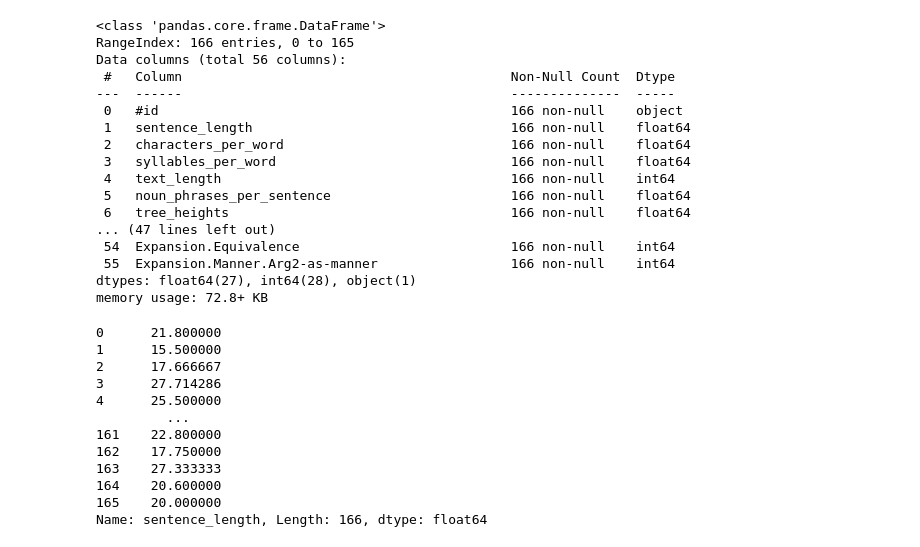
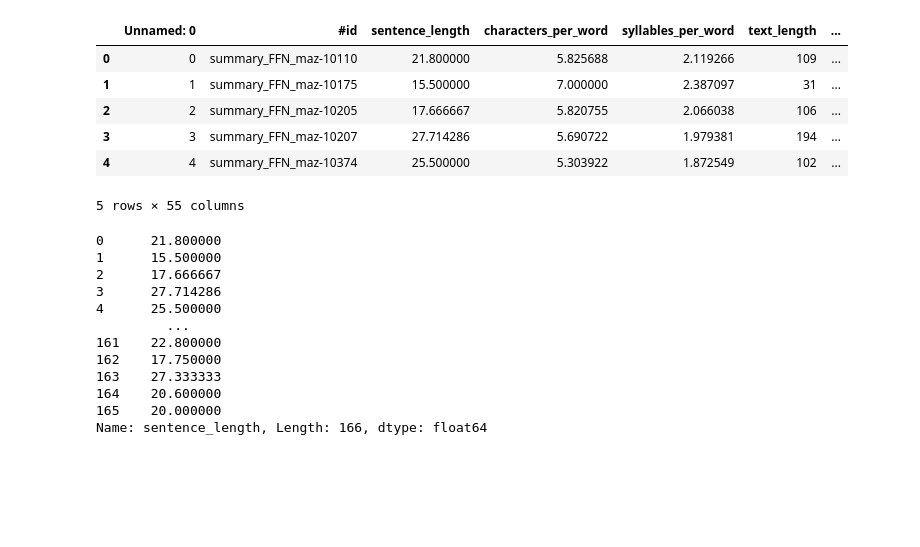
Before and after one commit to DanielAweis/TextComplexityFeatures, a Jupyter notebook: data_analysis/data_analysis_summaries.ipynb, the cells around one changed output. Saved outputs shown, nothing was run; the diff lists cells and outputs as text; code cells hidden in the pictures; blank space fills up the shorter version.

Commit message:
cleand up data analysis and morked on the linear regression model

```diff
--- a/data_analysis/data_analysis_summaries.ipynb
+++ b/data_analysis/data_analysis_summaries.ipynb
@@ -9,25 +9,15 @@ from matplotlib import pyplot
 import seaborn as sns
 # %%
 summaries_df = pd.read_csv("text_complexity_model_summaries.csv", index_col=False)
-summaries_df.info()
+summaries_df.head()
 # %% [output]
+|  | Unnamed: 0 | #id | sentence_length | characters_per_word | syllables_per_word | text_length | ... |
+| 0 | 0 | summary_FFN_maz-10110 | 21.800000 | 5.825688 | 2.119266 | 109 | ... |
+| 1 | 1 | summary_FFN_maz-10175 | 15.500000 | 7.000000 | 2.387097 | 31 | ... |
+| 2 | 2 | summary_FFN_maz-10205 | 17.666667 | 5.820755 | 2.066038 | 106 | ... |
+| 3 | 3 | summary_FFN_maz-10207 | 27.714286 | 5.690722 | 1.979381 | 194 | ... |
+| 4 | 4 | summary_FFN_maz-10374 | 25.500000 | 5.303922 | 1.872549 | 102 | ... |
-<class 'pandas.core.frame.DataFrame'>
-RangeIndex: 166 entries, 0 to 165
-Data columns (total 56 columns):
- #   Column                                          Non-Null Count  Dtype
----  ------                                          --------------  -----
- 0   #id                                             166 non-null    object
- 1   sentence_length                                 166 non-null    float64
- 2   characters_per_word                             166 non-null    float64
- 3   syllables_per_word                              166 non-null    float64
- 4   text_length                                     166 non-null    int64
- 5   noun_phrases_per_sentence                       166 non-null    float64
- 6   tree_heights                                    166 non-null    float64
-... (47 lines left out)
- 54  Expansion.Equivalence                           166 non-null    int64
- 55  Expansion.Manner.Arg2-as-manner                 166 non-null    int64
-dtypes: float64(27), int64(28), object(1)
-memory usage: 72.8+ KB
+5 rows × 55 columns
 # %%
 summaries_df["sentence_length"]
 # %% [output]
```
Also changed, not shown: parts of 8 cells of this notebook, 3 other files.
